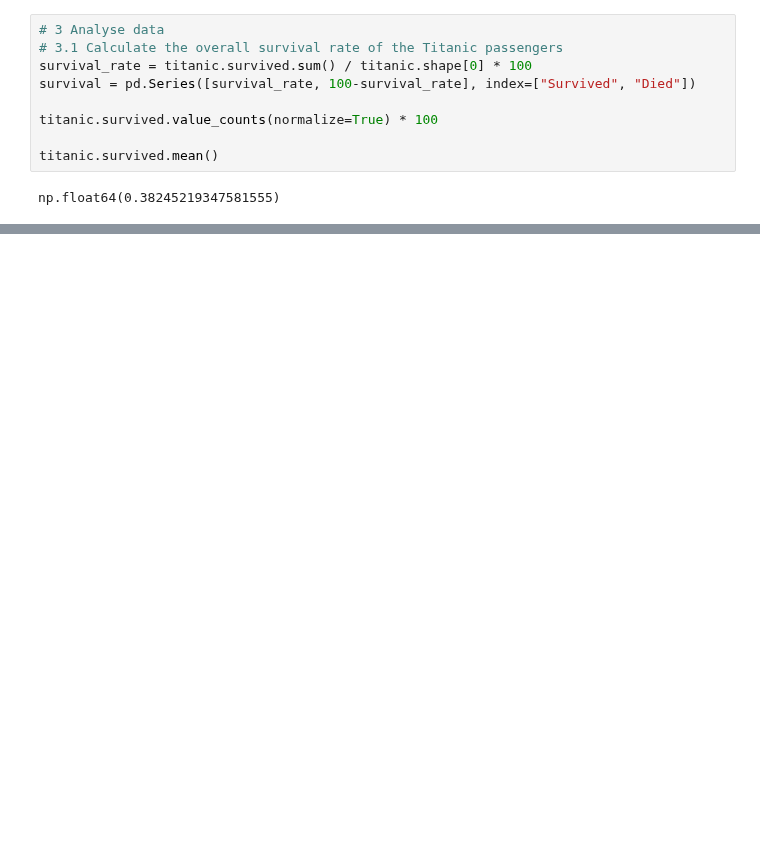
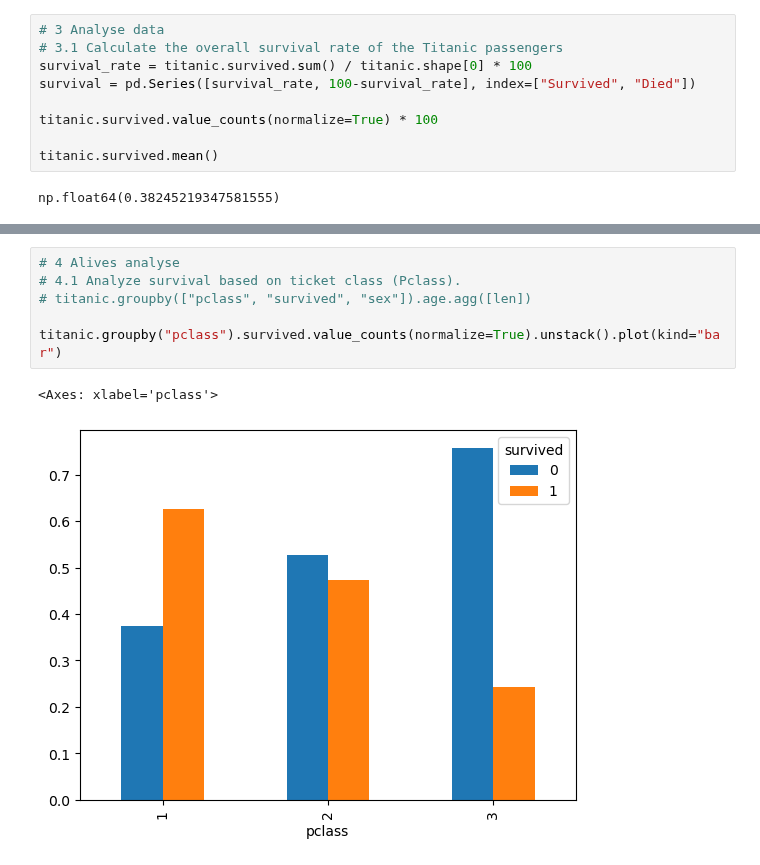
Before and after one commit to moiap13/nomades_python_programming_langugage, a Jupyter notebook: numpy_pandas/student_exercises/corrections/pandas/titanic/titanic.ipynb, the cells around one changed output, grey strips where cells are left out. Cells and saved outputs as stored; diff of their text form; blank space fills up the shorter version.

```diff
--- a/numpy_pandas/student_exercises/corrections/pandas/titanic/titanic.ipynb
+++ b/numpy_pandas/student_exercises/corrections/pandas/titanic/titanic.ipynb
@@ -134,0 +162,9 @@ group = titanic.groupby(["pclass", "embarked"])
+# %%
+# 4 Alives analyse
+# 4.1 Analyze survival based on ticket class (Pclass).
+# titanic.groupby(["pclass", "survived", "sex"]).age.agg([len])
+
+titanic.groupby("pclass").survived.value_counts(normalize=True).unstack().plot(kind="bar")
+# %% [output]
+<Axes: xlabel='pclass'>
+[figure, added]
```
Also changed, not shown: parts of 18 cells of this notebook, 18 other files.
